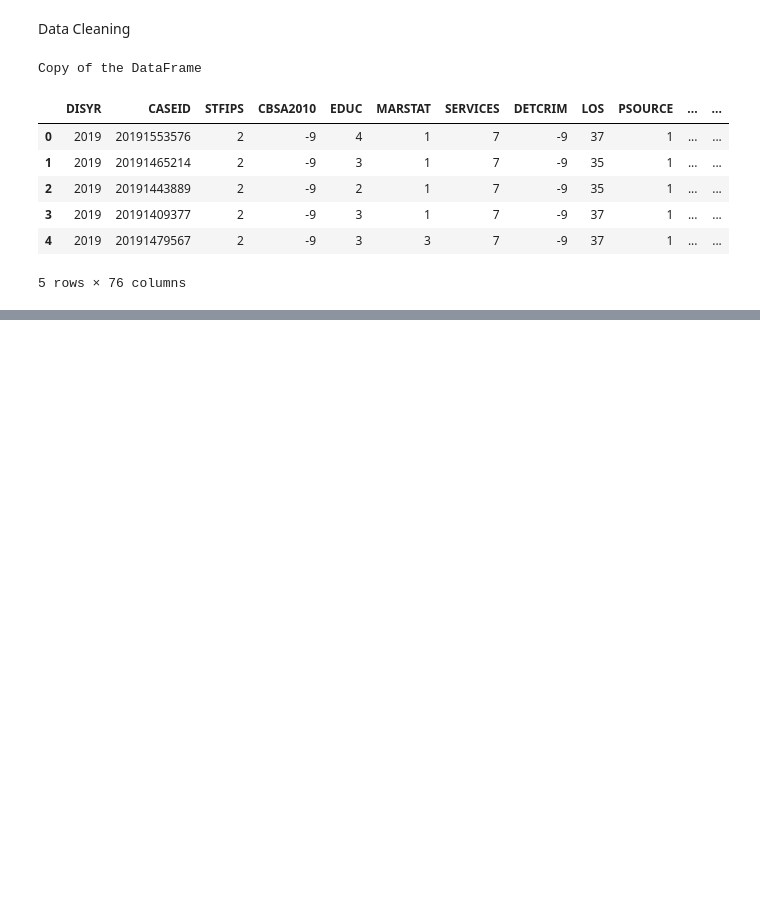
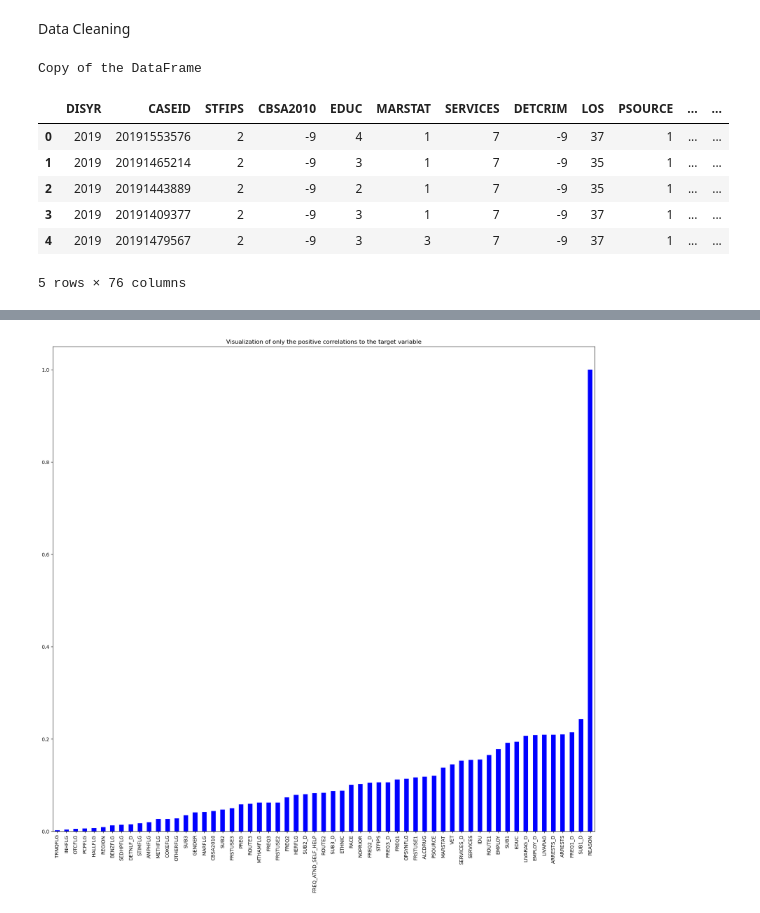
Before and after one commit to MWatkins87/Project-2-Group-2, a Jupyter notebook: beau_d.ipynb, the cells around one changed output, grey strips where cells are left out. Saved outputs shown, nothing was run; the diff lists cells and outputs as text; code cells hidden in the pictures; blank space fills up the shorter version.

```diff
--- a/beau_d.ipynb
+++ b/beau_d.ipynb
@@ -554,0 +542,9 @@ Name: count, dtype: int64
+# %%
+# Visualize only the positive correlations
+positive_correlations = variable[variable > 0]
+plt.figure(figsize=(20,18))
+positive_correlations.plot(kind='bar', color='blue')
+plt.title('Visualization of only the positive correlations to the target variable')
+plt.show()
+# %% [output]
+[figure, added]
```
Also changed, not shown: parts of 62 cells of this notebook.
